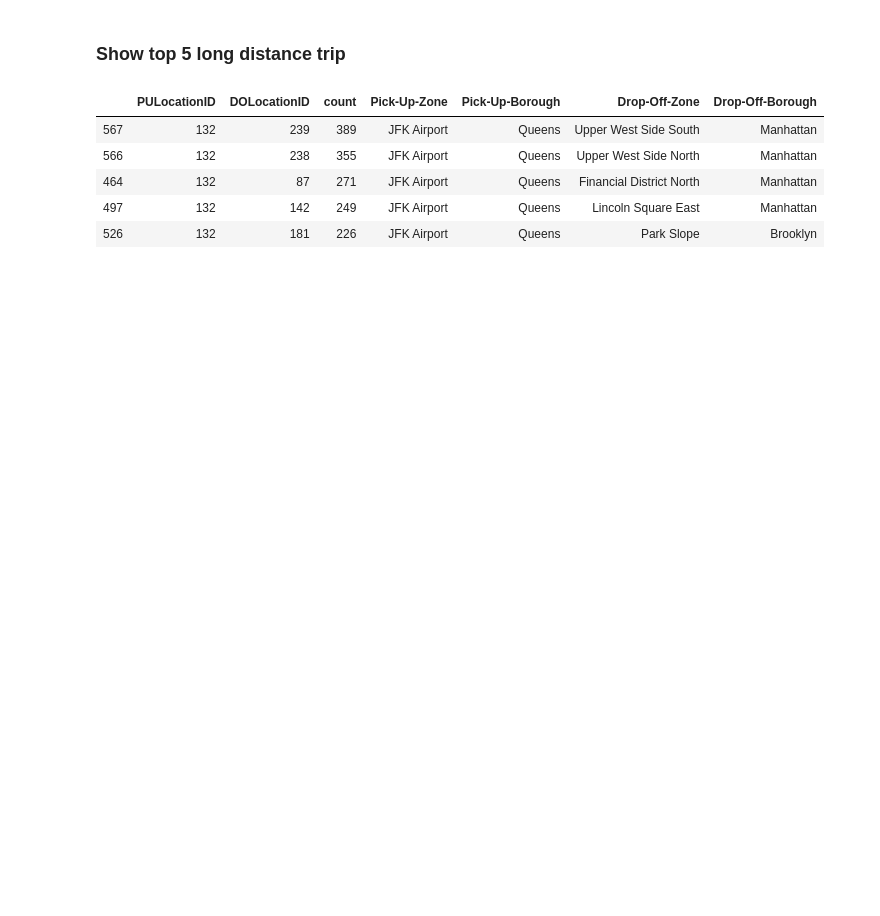
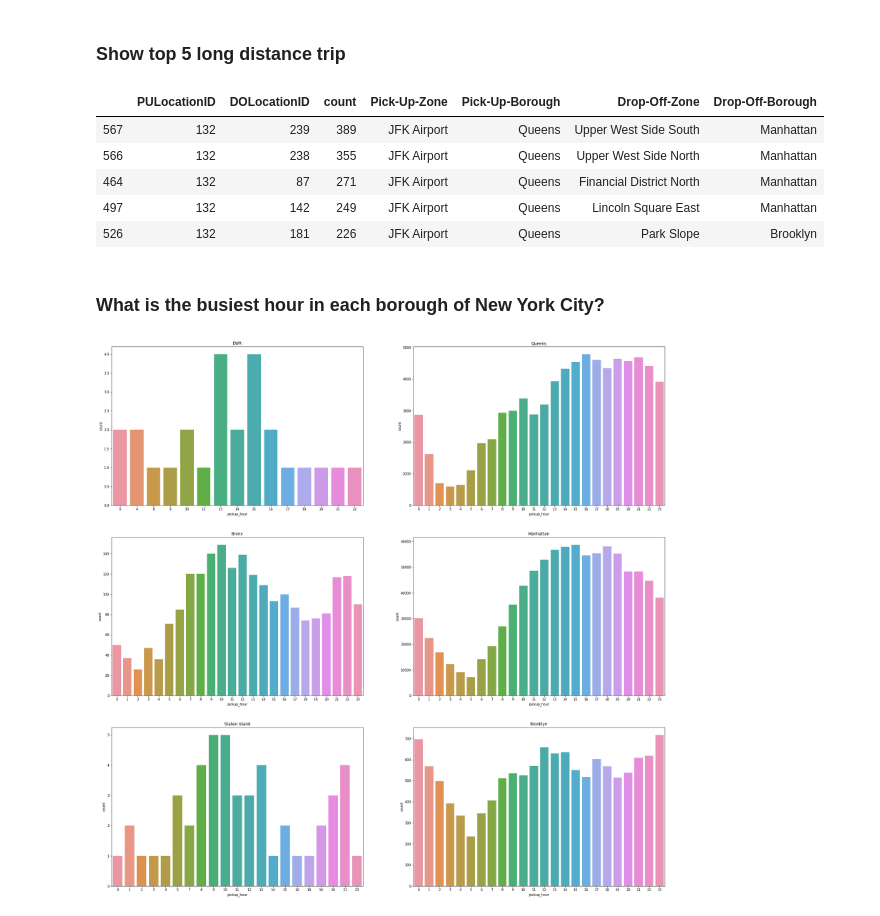
Before and after one commit to maliakber/algorithm-data-model-csc-501, a Jupyter notebook: source/assignment-2/assignment-2-jupnote.ipynb, the cells around one changed output. Cells and saved outputs as stored; diff of their text form; code cells hidden in the pictures; blank space fills up the shorter version.

Commit message:
insight added on busiest hour in each borough

```diff
--- a/source/assignment-2/assignment-2-jupnote.ipynb
+++ b/source/assignment-2/assignment-2-jupnote.ipynb
@@ -921,6 +923,19 @@ top5Long
 | 464 | 132 | 87 | 271 | JFK Airport | Queens | Financial District North | Manhattan |
 | 497 | 132 | 142 | 249 | JFK Airport | Queens | Lincoln Square East | Manhattan |
 | 526 | 132 | 181 | 226 | JFK Airport | Queens | Park Slope | Brooklyn |
+# %% [markdown]
+### What is the busiest hour in each borough of New York City?
+# %%
+fig = plt.figure(figsize=(30,30))
+index = 1
+for borough in boroughs:
+    boroughLocationId = df_loc[df_loc.borough==borough].rename(columns={'LocationID':'PULocationID'})
+    totalRideBorough = taxiSample.merge(boroughLocationId, on='PULocationID', how='inner')
+    ax = fig.add_subplot(3, 2, index)
+    sns.countplot(x='pickup_hour', data=totalRideBorough, ax=ax).set_title(borough)
+    index += 1
+# %% [output]
+[figure, added]
 # %%
 print("It took %s seconds to process" % (time.time() - startTime))
 # %% [output]
```
Also changed, not shown: parts of 3 cells of this notebook.
